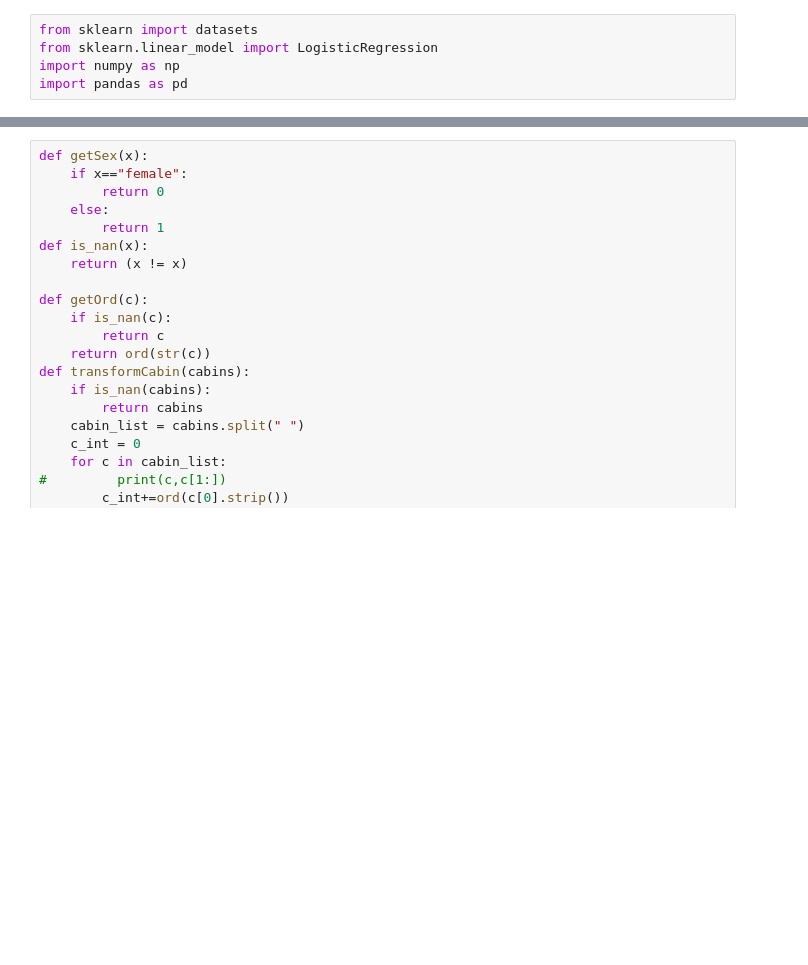
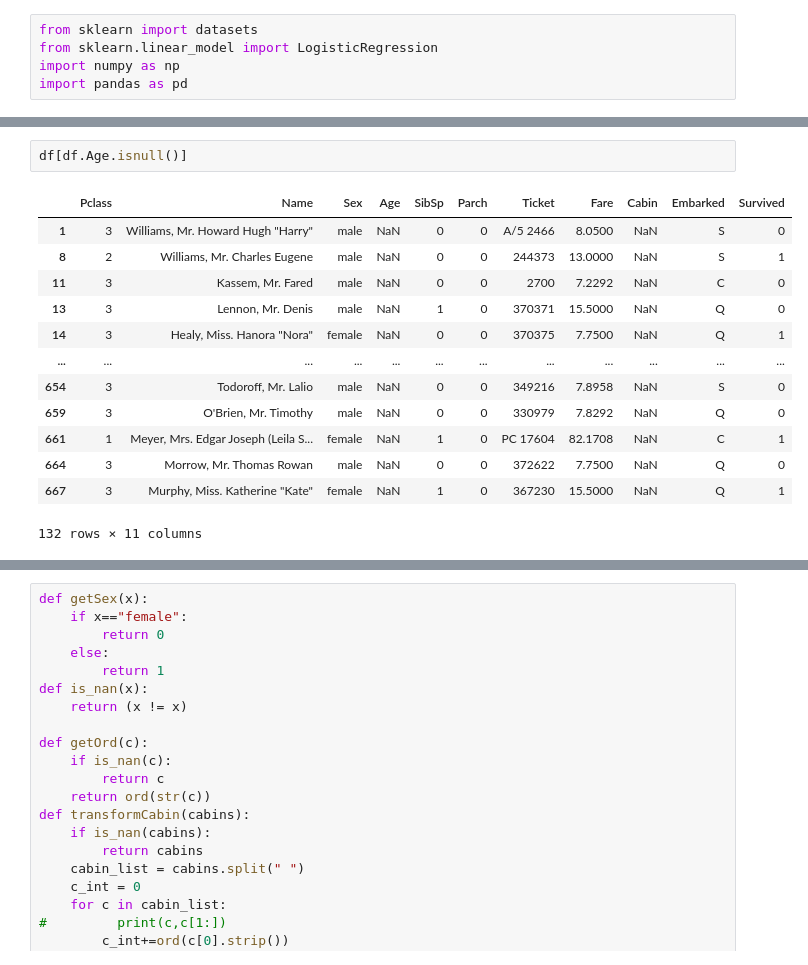
Before and after one commit to sumitkjm/python-learning, a Jupyter notebook: coding ninjas/ml/project - LogisticRegression.ipynb, the cells around one changed output, grey strips where cells are left out. Saved outputs shown, nothing was run; the diff lists cells and outputs as text; blank space fills up the shorter version.

```diff
--- a/coding ninjas/ml/project - LogisticRegression.ipynb
+++ b/coding ninjas/ml/project - LogisticRegression.ipynb
@@ -13,3 +13,19 @@ df.head()
 | 2 | 2 | Morley, Mr. Henry Samuel ("Mr Hen... | male | 39.0 | 0 | 0 | 250655 | 26.000 | NaN | S | 0 |
 | 3 | 3 | Palsson, Mrs. Nils (Alma Cornelia... | female | 29.0 | 0 | 4 | 349909 | 21.075 | NaN | S | 0 |
 | 4 | 3 | Sutehall, Mr. Henry Jr | male | 25.0 | 0 | 0 | SOTON/OQ 392076 | 7.050 | NaN | S | 0 |
+# %%
+df[df.Age.isnull()]
+# %% [output]
+|  | Pclass | Name | Sex | Age | SibSp | Parch | Ticket | Fare | Cabin | Embarked | Survived |
+| 1 | 3 | Williams, Mr. Howard Hugh "Harry" | male | NaN | 0 | 0 | A/5 2466 | 8.0500 | NaN | S | 0 |
+| 8 | 2 | Williams, Mr. Charles Eugene | male | NaN | 0 | 0 | 244373 | 13.0000 | NaN | S | 1 |
+| 11 | 3 | Kassem, Mr. Fared | male | NaN | 0 | 0 | 2700 | 7.2292 | NaN | C | 0 |
+| 13 | 3 | Lennon, Mr. Denis | male | NaN | 1 | 0 | 370371 | 15.5000 | NaN | Q | 0 |
+| 14 | 3 | Healy, Miss. Hanora "Nora" | female | NaN | 0 | 0 | 370375 | 7.7500 | NaN | Q | 1 |
+| ... | ... | ... | ... | ... | ... | ... | ... | ... | ... | ... | ... |
+| 654 | 3 | Todoroff, Mr. Lalio | male | NaN | 0 | 0 | 349216 | 7.8958 | NaN | S | 0 |
+| 659 | 3 | O'Brien, Mr. Timothy | male | NaN | 0 | 0 | 330979 | 7.8292 | NaN | Q | 0 |
+| 661 | 1 | Meyer, Mrs. Edgar Joseph (Leila S... | female | NaN | 1 | 0 | PC 17604 | 82.1708 | NaN | C | 1 |
+| 664 | 3 | Morrow, Mr. Thomas Rowan | male | NaN | 0 | 0 | 372622 | 7.7500 | NaN | Q | 0 |
+| 667 | 3 | Murphy, Miss. Katherine "Kate" | female | NaN | 1 | 0 | 367230 | 15.5000 | NaN | Q | 1 |
+132 rows × 11 columns
```
Also changed, not shown: parts of 4 cells of this notebook, 21 other files.
